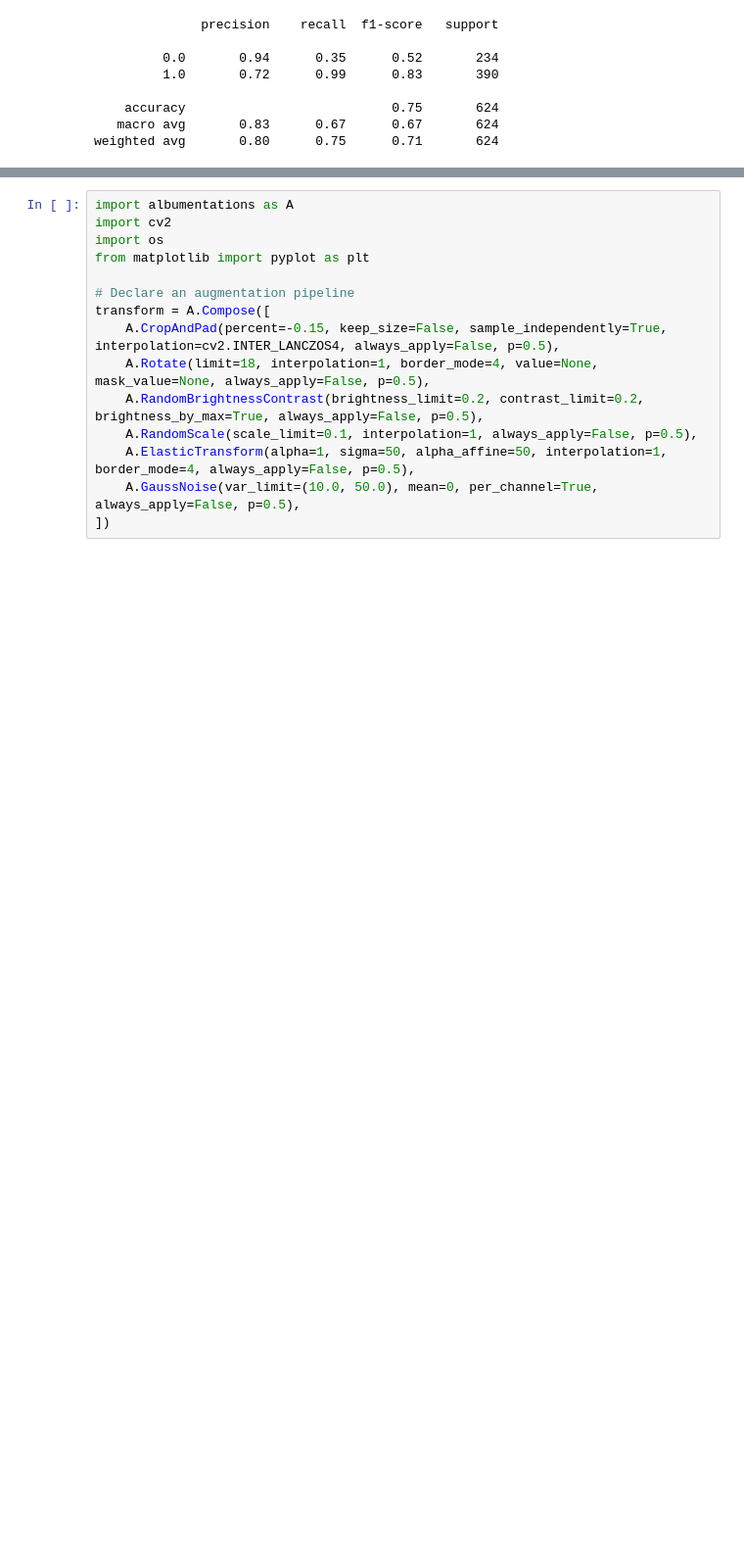
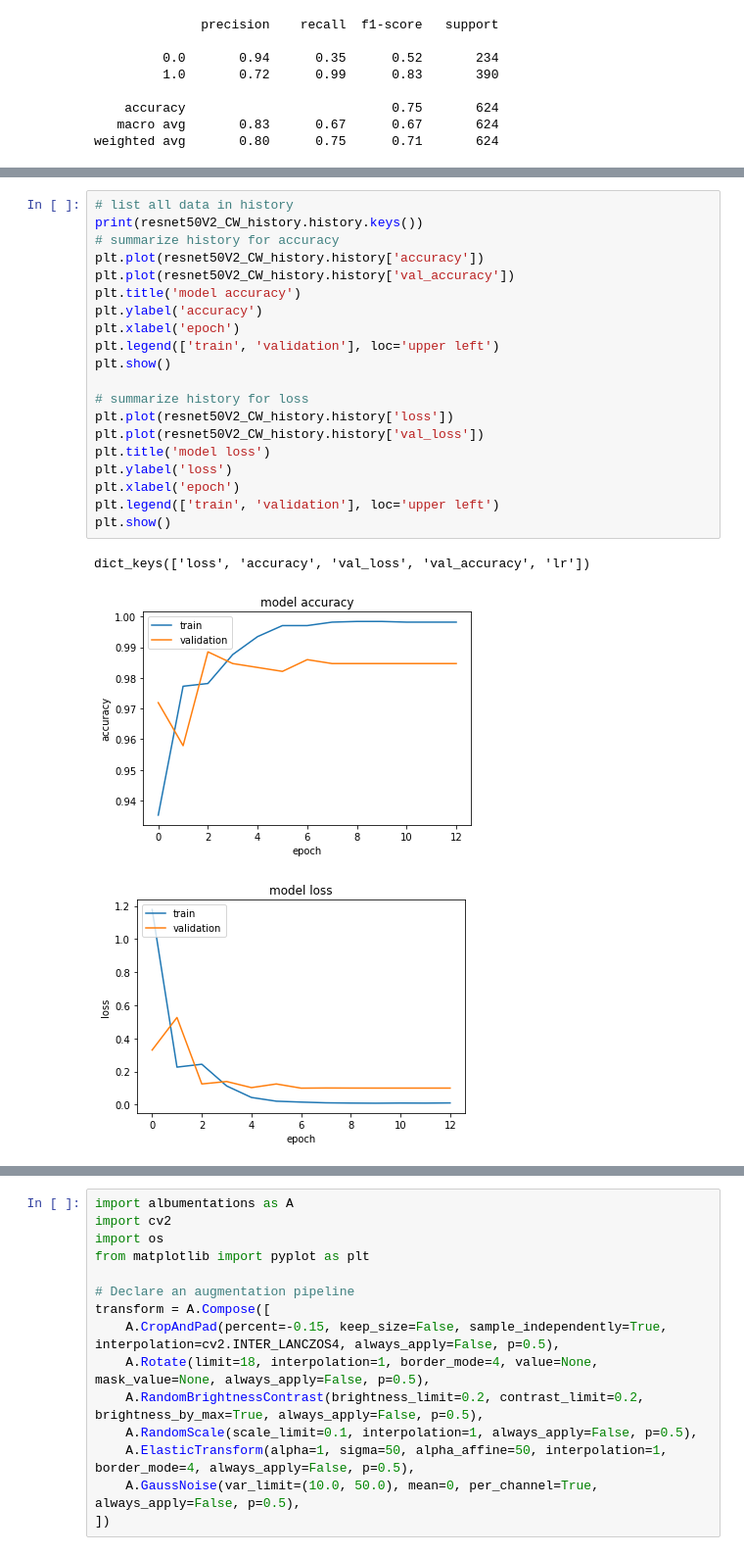
Before and after one commit to joni-menahem/DeepLearning-DrorLederman-assign1_2, a Jupyter notebook: assign2.ipynb, the cells around one changed output, grey strips where cells are left out. Shown at 98% size. Cells and saved outputs as stored; diff of their text form; blank space fills up the shorter version.

```diff
--- a/assign2.ipynb
+++ b/assign2.ipynb
@@ -886,0 +993,24 @@ weighted avg       0.80      0.75      0.71       624
+# %%
+# list all data in history
+print(resnet50V2_CW_history.history.keys())
+# summarize history for accuracy
+plt.plot(resnet50V2_CW_history.history['accuracy'])
+plt.plot(resnet50V2_CW_history.history['val_accuracy'])
+plt.title('model accuracy')
+plt.ylabel('accuracy')
+plt.xlabel('epoch')
+plt.legend(['train', 'validation'], loc='upper left')
+plt.show()
+
+# summarize history for loss
+plt.plot(resnet50V2_CW_history.history['loss'])
+plt.plot(resnet50V2_CW_history.history['val_loss'])
+plt.title('model loss')
+plt.ylabel('loss')
+plt.xlabel('epoch')
+plt.legend(['train', 'validation'], loc='upper left')
+plt.show()
+# %% [output]
+dict_keys(['loss', 'accuracy', 'val_loss', 'val_accuracy', 'lr'])
+[figure, added]
+[figure, added]
```
Also changed, not shown: parts of 37 cells of this notebook.
